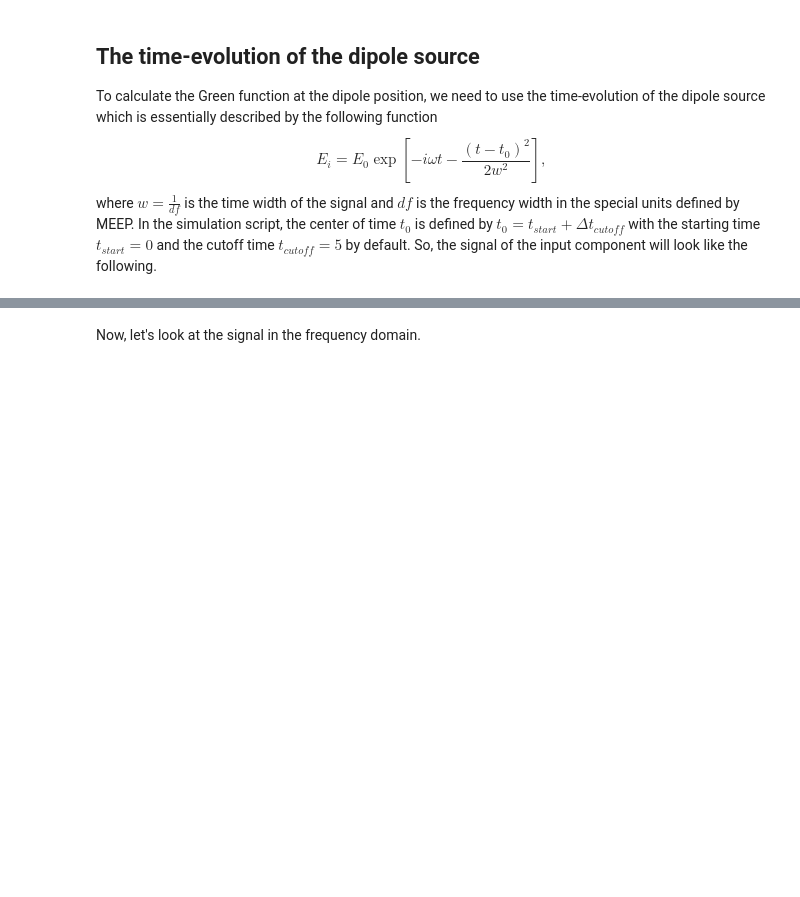
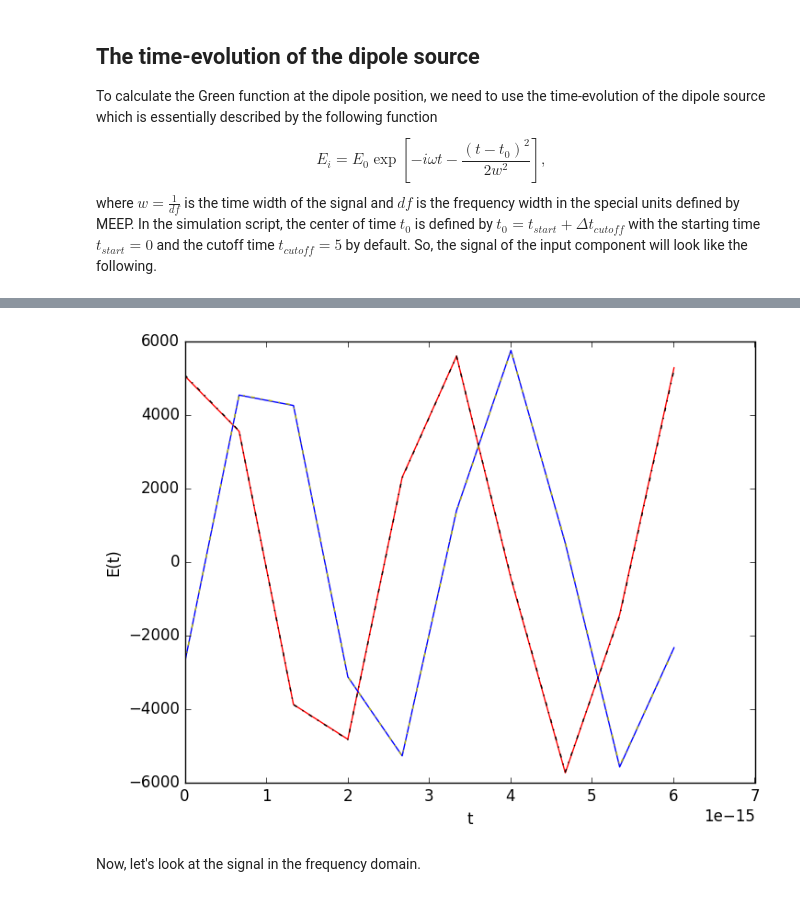
Before and after one commit to i2000s/simnanophotonics, a Jupyter notebook: Nanofiber.ipynb, the cells around one changed output, grey strips where cells are left out. Cells and saved outputs as stored; diff of their text form; code cells hidden in the pictures; blank space fills up the shorter version.

```diff
--- a/Nanofiber.ipynb
+++ b/Nanofiber.ipynb
@@ -142,3 +130,26 @@ PyObject <matplotlib.legend.Legend object at 0x...>
+# %%
+using HDF5
+# Load dipole simulation data using vacuum as the environmental material.
+ex_vac = h5read("data/vacuum-Ert-240.h5", "ex.r") + im*h5read("data/vacuum-Ert-240.h5", "ex.i");
+ey_vac = h5read("data/vacuum-Ert-240.h5", "ey.r") + im*h5read("data/vacuum-Ert-240.h5", "ey.i");
+ez_vac = h5read("data/vacuum-Ert-240.h5", "ez.r") + im*h5read("data/vacuum-Ert-240.h5", "ez.i");
+ex_vac = ex_vac[end:-1:1]; ey_vac = ey_vac[end:-1:1]; ez_vac = ez_vac[end:-1:1];
+# Change the scaling factor and initial phase shift for the dipole source amplitude to make both the analytical and numerical curves match up.
+E_source_fit=(5.78e+3exp(1.*pi/6.3.*im))*E_source;
+# Plot out the fitted analytical solution of the dipole source signal against the simulated data.
+using PyPlot
+figure;
+ax = gca()
+cp = ax[:plot](t[1:10],real(E_source_fit[1:10]),"r-")
+cp = ax[:plot](t[1:10],-imag(E_source_fit[1:10]),"b-") # There is a sign difference for the imaginary part.
+cp = ax[:plot](t[1:10],real(ex_vac[1:10]),"k-.")
+cp = ax[:plot](t[1:10],imag(ex_vac[1:10]),"y-.")
+xlabel("t")
+ylabel("E(t)")
+# Correct the sign flip of the imaginary part of the fitted dipole signal function.
+E_source_fit=real(E_source_fit)-im*imag(E_source_fit);
+# %% [output]
+[figure, added]
 # %% [markdown]
 Now, let's look at the signal in the frequency domain.
 # %%
```
Also changed, not shown: parts of 12 cells of this notebook, 37 other files.
